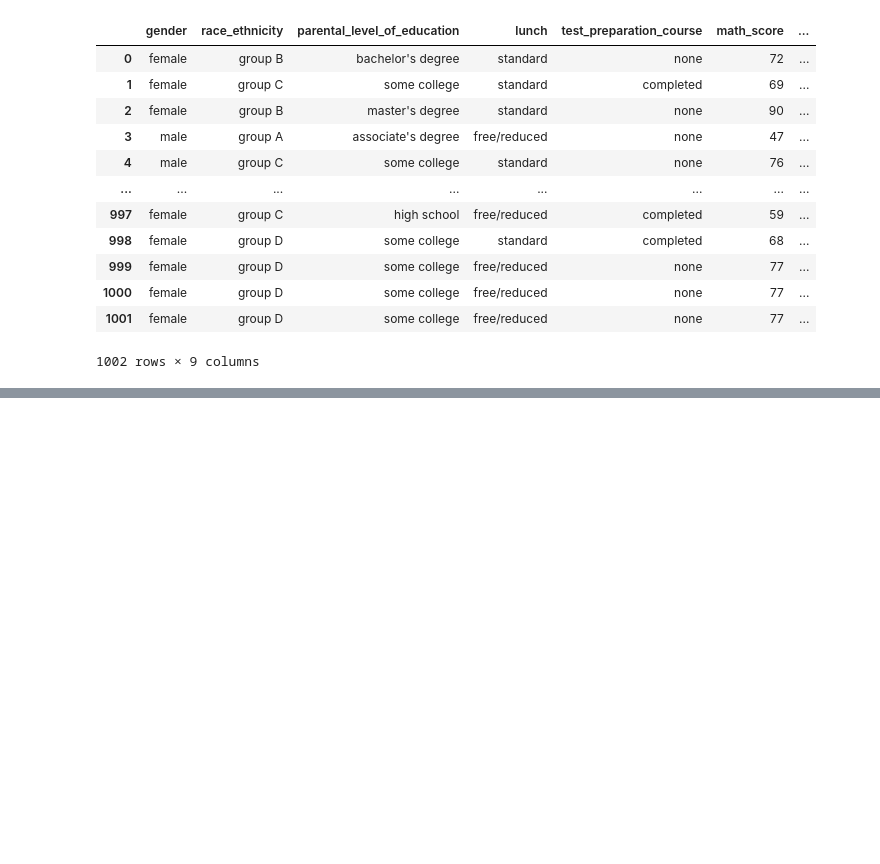
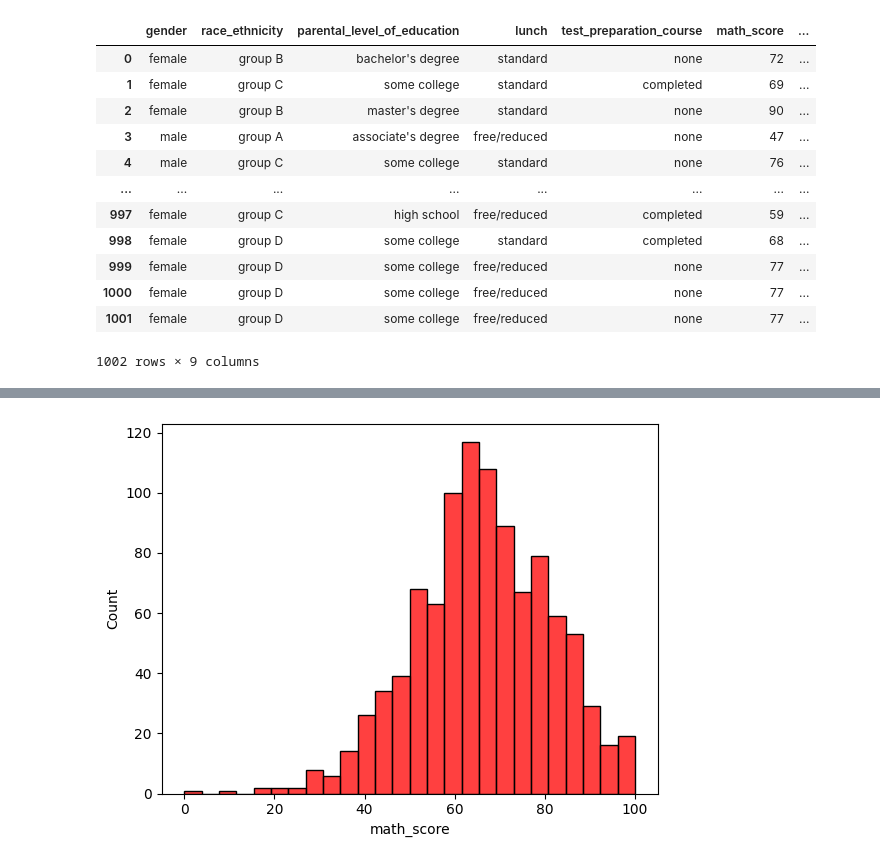
Before and after one commit to priyasonkar03/Basic_DataAnalyticsTask, a Jupyter notebook: research/main.ipynb, the cells around one changed output, grey strips where cells are left out. Cells and saved outputs as stored; diff of their text form; code cells hidden in the pictures; blank space fills up the shorter version.

```diff
--- a/research/main.ipynb
+++ b/research/main.ipynb
@@ -171,0 +204,6 @@ sns.histplot(df["average"],bins=15, kde=True, color="y")
+# %%
+# 1, Create a single histogram with all scores
+sns.histplot(df["math_score"],color="r")
+plt.show()
+# %% [output]
+[figure, added]
```
Also changed, not shown: parts of 21 cells of this notebook, 2 other files.
